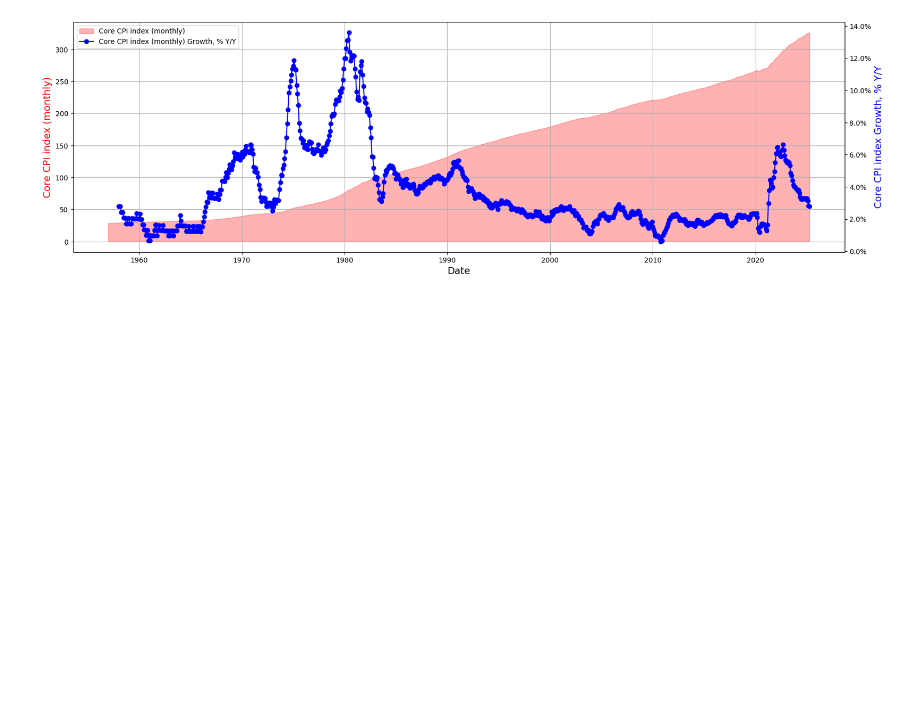
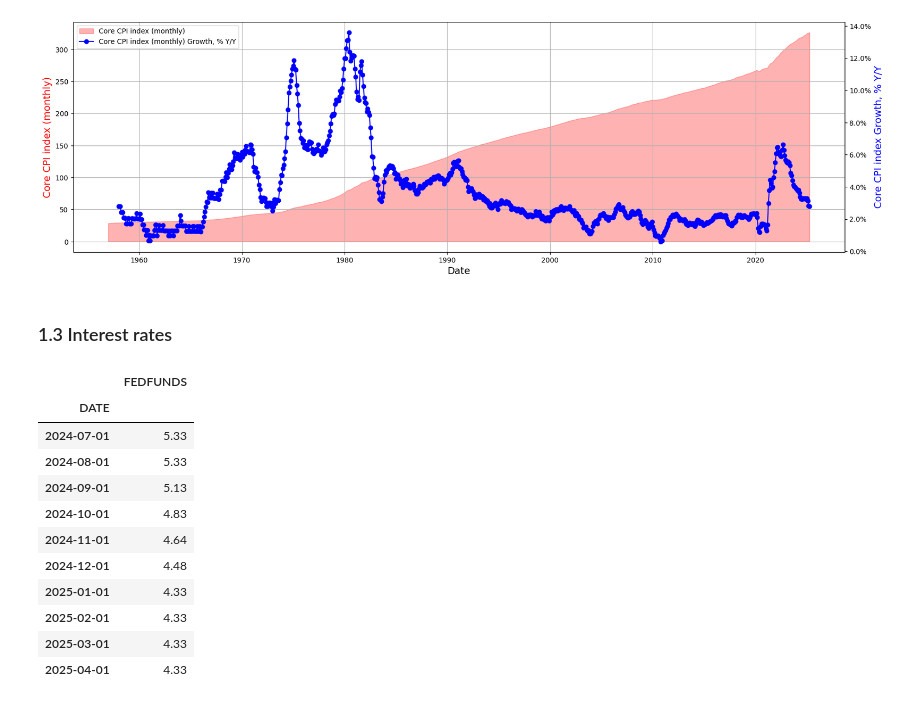
Before and after one commit to nathadriele/stock-markets-analytics-zoomcamp, a Jupyter notebook: 01-intro-and-data-sources/hw-intro.ipynb, the cells around one changed output. Drawn from its saved outputs; the diff is of its cells as text; code cells hidden in the pictures; blank space fills up the shorter version.

Commit message:
rates

```diff
--- a/01-intro-and-data-sources/hw-intro.ipynb
+++ b/01-intro-and-data-sources/hw-intro.ipynb
@@ -150,3 +150,22 @@ ax2.legend(lines + lines2, labels + labels2, loc='upper left')
 # %% [output]
 <matplotlib.legend.Legend at 0x...>
 [figure]
+# %% [markdown]
+### 1.3 Interest rates
+# %%
+# Fed rate https://fred.stlouisfed.org/series/FEDFUNDS
+fedfunds = pdr.DataReader("FEDFUNDS", "fred", start=start)
+fedfunds.tail(10)
+# %% [output]
+|  | FEDFUNDS |
+| DATE |  |
+| 2024-07-01 | 5.33 |
+| 2024-08-01 | 5.33 |
+| 2024-09-01 | 5.13 |
+| 2024-10-01 | 4.83 |
+| 2024-11-01 | 4.64 |
+| 2024-12-01 | 4.48 |
+| 2025-01-01 | 4.33 |
+| 2025-02-01 | 4.33 |
+| 2025-03-01 | 4.33 |
+| 2025-04-01 | 4.33 |
```
